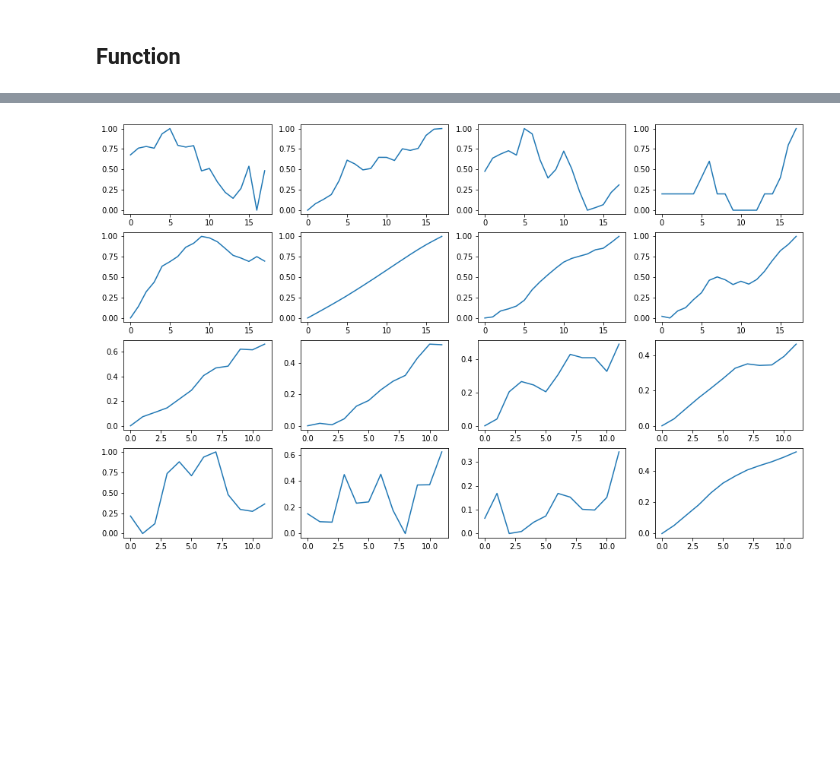
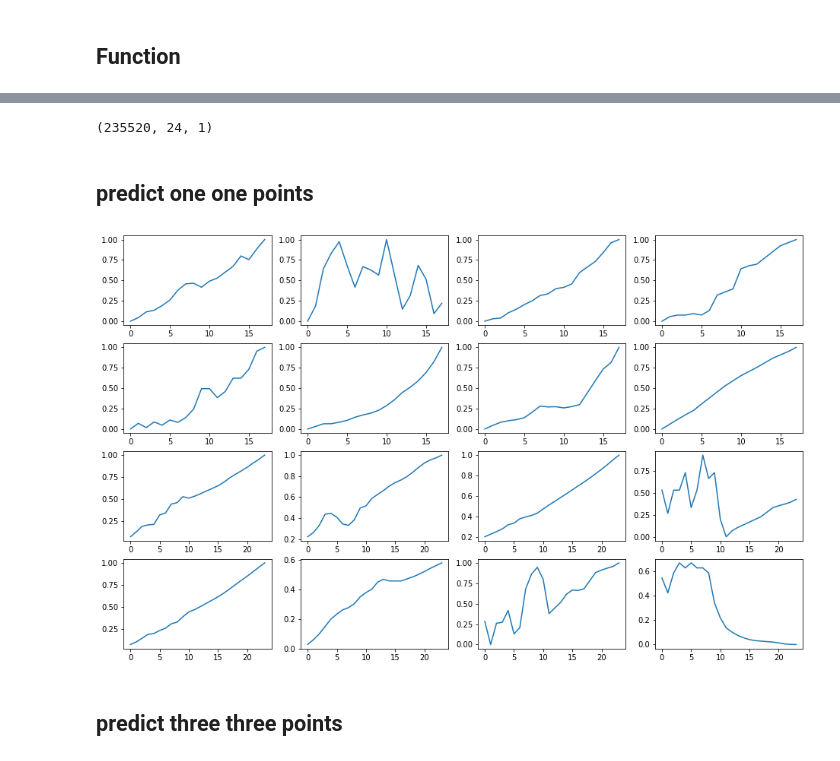
Before and after one commit to djib2011/forecasting-augmentation, a Jupyter notebook: experimentation/test_model_aug.ipynb, the cells around one changed output, grey strips where cells are left out. Cells and saved outputs as stored; diff of their text form; code cells hidden in the pictures; blank space fills up the shorter version.

Commit message:
Create augmented datasets with 'foreaug' methodology

```diff
--- a/experimentation/test_model_aug.ipynb
+++ b/experimentation/test_model_aug.ipynb
@@ -129,0 +135,5 @@ aug.shape
+# %%
+i = 3
+
+plt.plot(aug[i, :, 0])
+plt.plot([18, 18], [0, 1], ls='--', color='0.5')
@@ -134,15 +147,14 @@ def make_augmented_dataset(model, data_it, total_horizon=24, individual_horizon=
     aug_batches = []
     for _ in tqdm(range(num_samples//batch_size+1)):
         batch = data_it.__next__()
-        full_pred = predict_N_ahead(model, batch[0], total_horizon=total_horizon,
+        aug_batch = predict_N_ahead(model, batch[0], total_pred_horizon=total_horizon-real_insample,
                                            individual_horizon=individual_horizon)
-
-        aug_batch = np.concatenate([batch[0][:, :real_insample, :],
-                                    preds[:, real_insample:total_horizon, :]], axis=1)
 
         aug_batches.append(aug_batch)
 
-    return np.concatenate(aug_batches)
+    start = batch[0].shape[1] - real_insample
+
+    return np.concatenate(aug_batches)[:, start:start+total_horizon]
 # %%
 aug_dataset = make_augmented_dataset(model, data.__iter__())
 # %%
@@ -151,0 +164,15 @@ aug_dataset.shape
+# %%
+data_it = data.__iter__()
+batch = data_it.__next__()
+
+ind = np.random.permutation(aug_dataset.shape[0])[:8]
+
+plt.figure(figsize=(16, 10))
+
+for i in range(8):
+    ax = plt.subplot(4, 4, i+1)
+    plt.plot(batch[0][i, :, 0])
+
+for i in range(8):
+    ax = plt.subplot(4, 4, i+9)
+    plt.plot(aug_dataset[ind[i], :, 0])
@@ -152,16 +181,24 @@ aug_dataset.shape
+# %%
+aug_dataset.shape
+# %% [output]
+(235520, 24, 1)
+# %% [markdown]
+## predict one one points
+# %%
+aug_dataset = make_augmented_dataset(model, data.__iter__(), total_horizon=24, individual_horizon=1, real_insample=12)
 # %%
-batch = data.__iter__().__next__()
+batch = data_it.__next__()
 
 ind = np.random.permutation(aug_dataset.shape[0])[:8]
 
 plt.figure(figsize=(16, 10))
 
 for i in range(8):
     ax = plt.subplot(4, 4, i+1)
     plt.plot(batch[0][i, :, 0])
 
 for i in range(8):
     ax = plt.subplot(4, 4, i+9)
     plt.plot(aug_dataset[ind[i], :, 0])
 # %% [output]
-[figure, old version]
+[figure, new version]
@@ -169,0 +205,2 @@ np.save('../data/foreaug__total_24__real_12__predby_6.npy', aug_dataset)
+# %% [markdown]
+## predict three three points
```
Also changed, not shown: parts of 18 cells of this notebook, 2 other files.
